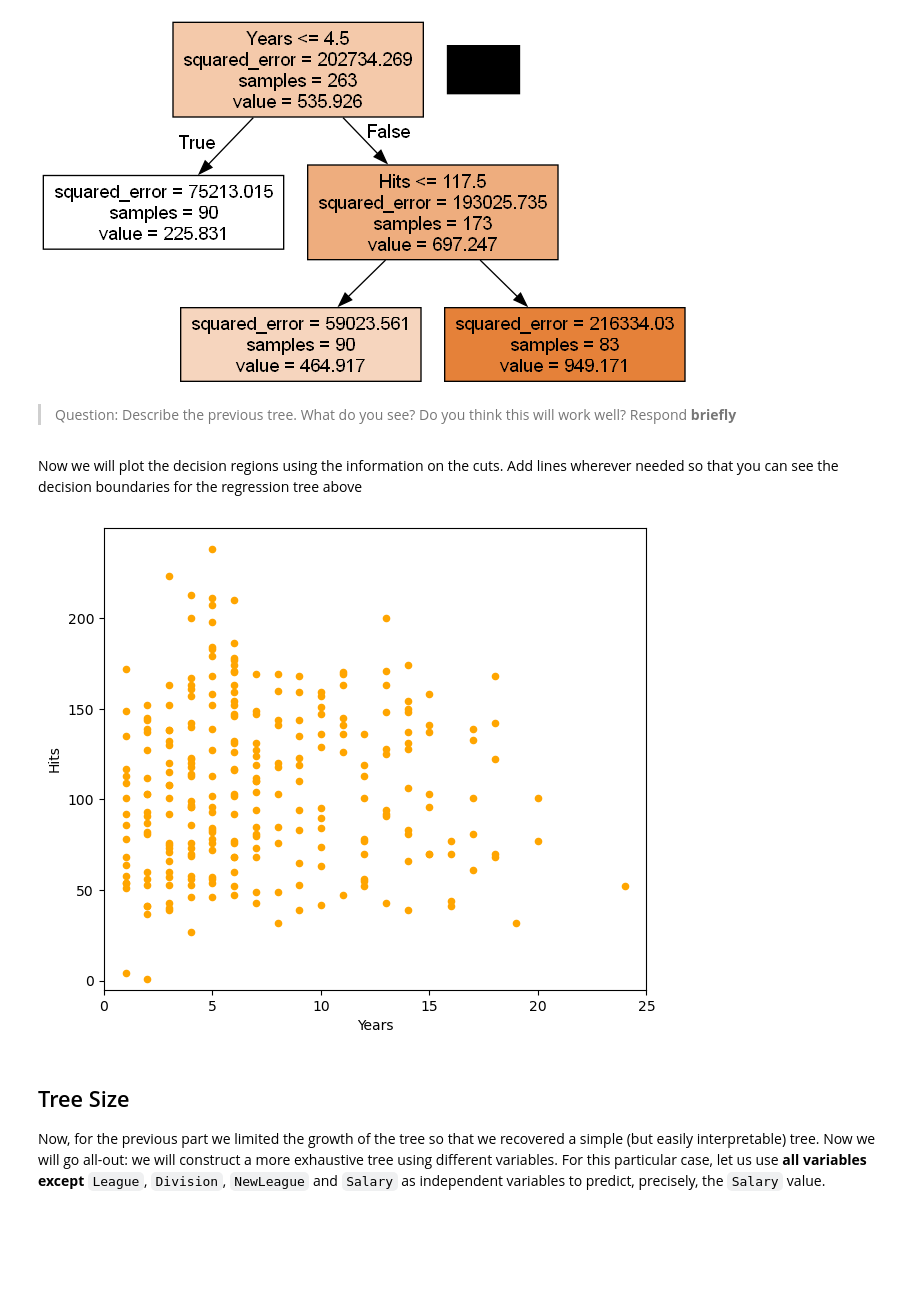
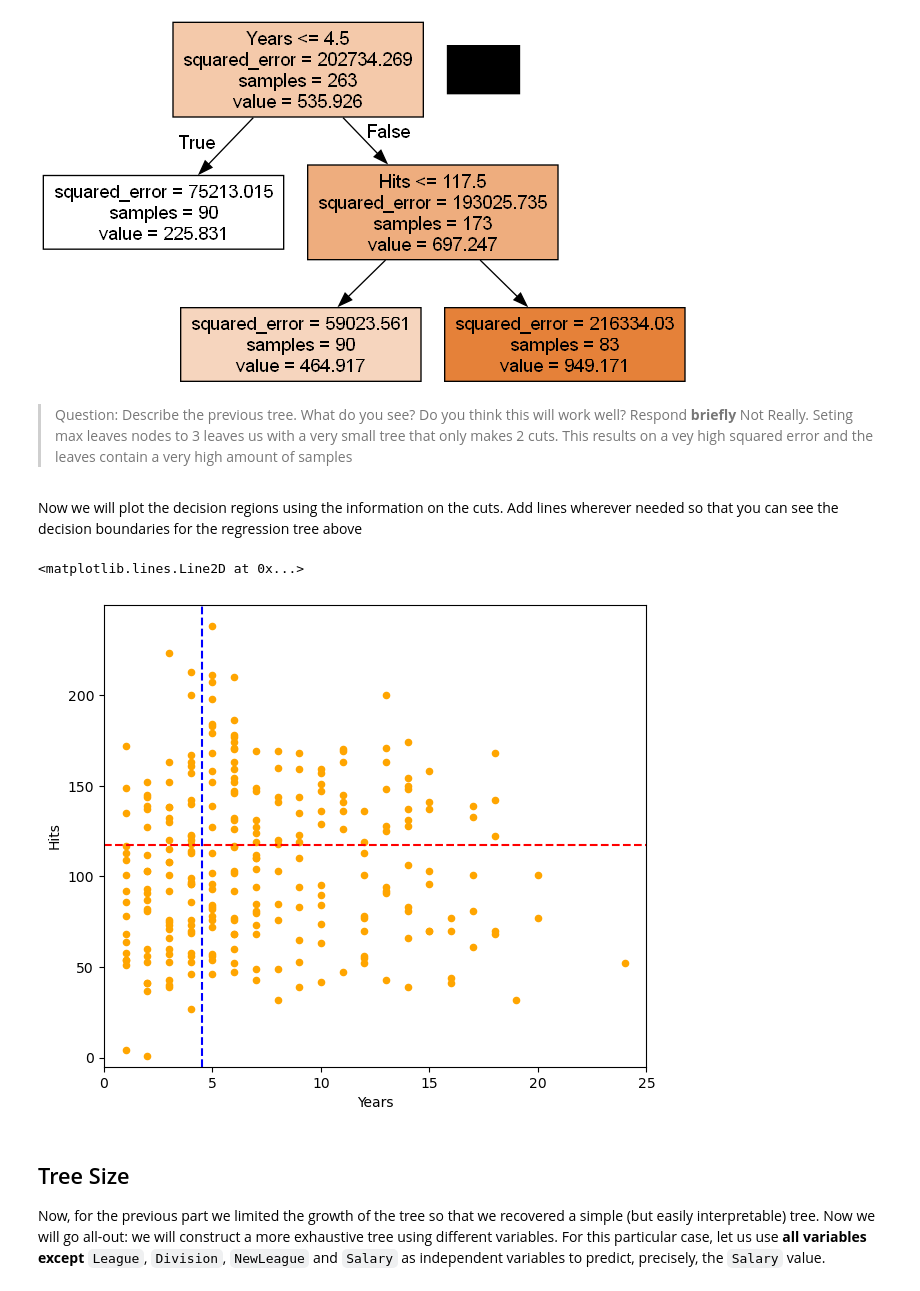
Before and after one commit to ICAI-IMAT-ML/p2-8-grandadmiralmv, a Jupyter notebook: notebook/Lab2_8_Trees.ipynb, the cells around one changed output. Saved outputs shown, nothing was run; the diff lists cells and outputs as text; code cells hidden in the pictures; blank space fills up the shorter version.

```diff
--- a/notebook/Lab2_8_Trees.ipynb
+++ b/notebook/Lab2_8_Trees.ipynb
@@ -80,17 +80,20 @@ Image(graph.create_png())
 [figure]
 # %% [markdown]
 > Question: Describe the previous tree. What do you see? Do you think this will work well? Respond **briefly**
+Not Really. Seting max leaves nodes to 3 leaves us with a very small tree that only makes 2 cuts. This results on a vey high squared error and the leaves contain a very high amount of samples
 # %% [markdown]
 Now we will plot the decision regions using the information on the cuts. Add lines wherever needed so that you can see the decision boundaries for the regression tree above
 # %%
 hitters.plot('Years', 'Hits', kind='scatter', color='orange', figsize=(7,6))
 plt.xlim(0,25)
 plt.ylim(ymin=-5)
 
 # Add whatever you may need here to clearly plot the decision boundaries
-pass
+plt.axvline(x=4.5,color='blue',linestyle = '--',label='Years = 4.5')
+plt.axhline(y=117.5,color='red',linestyle='--',label='Hits = 117.5')
 # %% [output]
+<matplotlib.lines.Line2D at 0x...>
-[figure, old version]
+[figure, new version]
 # %% [markdown]
 ## Tree Size
 
```
Also changed, not shown: parts of 15 cells of this notebook.
